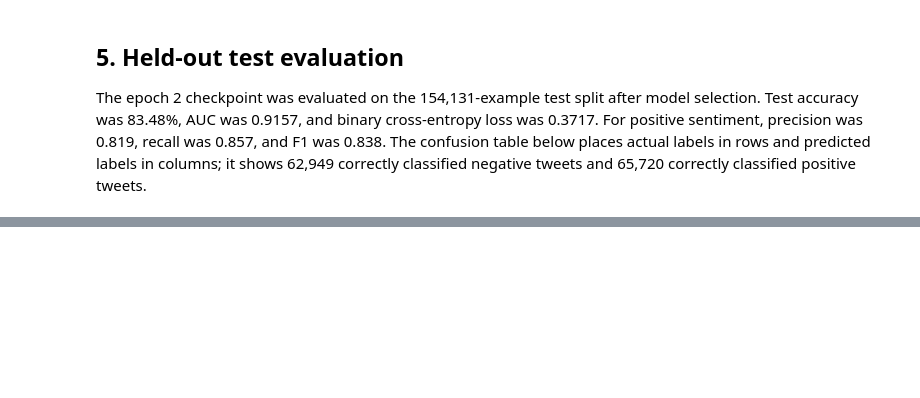
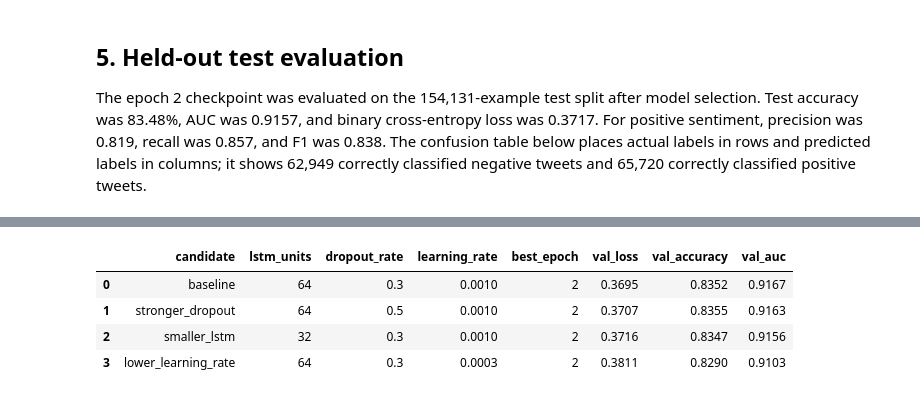
Before and after one commit to rtajeswar01/scm-sentiment-analysis, a Jupyter notebook: 03_bilstm_model.ipynb, the cells around one changed output, grey strips where cells are left out. Cells and saved outputs as stored; diff of their text form; code cells hidden in the pictures; blank space fills up the shorter version.

```diff
--- a/03_bilstm_model.ipynb
+++ b/03_bilstm_model.ipynb
@@ -183,0 +190,69 @@ Positive-class precision: 0.819; recall: 0.857; F1: 0.838
+# %%
+def build_bilstm(lstm_units=64, dropout_rate=0.3, learning_rate=1e-3):
+    inputs = tf.keras.Input(shape=(MAX_LENGTH,), dtype="int32", name="token_ids")
+    features = tf.keras.layers.Embedding(VOCAB_SIZE, EMBEDDING_DIM, mask_zero=True)(inputs)
+    features = tf.keras.layers.Bidirectional(tf.keras.layers.LSTM(lstm_units))(features)
+    features = tf.keras.layers.Dropout(dropout_rate)(features)
+    outputs = tf.keras.layers.Dense(1, activation="sigmoid", name="positive_probability")(features)
+    candidate = tf.keras.Model(inputs, outputs)
+    candidate.compile(
+        optimizer=tf.keras.optimizers.Adam(learning_rate=learning_rate),
+        loss="binary_crossentropy",
+        metrics=[tf.keras.metrics.BinaryAccuracy(name="accuracy"), tf.keras.metrics.AUC(name="auc")],
+    )
+    return candidate
+
+
+tuning_candidates = {
+    "stronger_dropout": {"lstm_units": 64, "dropout_rate": 0.5, "learning_rate": 1e-3},
+    "smaller_lstm": {"lstm_units": 32, "dropout_rate": 0.3, "learning_rate": 1e-3},
+    "lower_learning_rate": {"lstm_units": 64, "dropout_rate": 0.3, "learning_rate": 3e-4},
+}
+
+baseline_epoch = int(np.argmin(history.history["val_loss"]))
+tuning_results = [{
+    "candidate": "baseline",
+    "lstm_units": LSTM_UNITS,
+    "dropout_rate": 0.3,
+    "learning_rate": 1e-3,
+    "best_epoch": baseline_epoch + 1,
+    "val_loss": history.history["val_loss"][baseline_epoch],
+    "val_accuracy": history.history["val_accuracy"][baseline_epoch],
+    "val_auc": history.history["val_auc"][baseline_epoch],
+    "checkpoint": str(best_model_path),
+}]
+
+for trial_number, (name, parameters) in enumerate(tuning_candidates.items(), start=1):
+    tf.keras.backend.clear_session()
+    tf.keras.utils.set_random_seed(SEED)
+    candidate = build_bilstm(**parameters)
+    checkpoint = MODEL_DIR / f"bilstm_{name}.keras"
+    candidate_history = candidate.fit(
+        X["train"], y["train"],
+        validation_data=(X["validation"], y["validation"]),
+        batch_size=BATCH_SIZE,
+        epochs=EPOCHS,
+        callbacks=[
+            tf.keras.callbacks.EarlyStopping(monitor="val_loss", patience=2, restore_best_weights=True),
+            tf.keras.callbacks.ModelCheckpoint(checkpoint, monitor="val_loss", save_best_only=True),
+        ],
+        verbose=1,
+    )
+    best_epoch = int(np.argmin(candidate_history.history["val_loss"]))
+    tuning_results.append({
+        "candidate": name,
+        **parameters,
+        "best_epoch": best_epoch + 1,
+        "val_loss": candidate_history.history["val_loss"][best_epoch],
+        "val_accuracy": candidate_history.history["val_accuracy"][best_epoch],
+        "val_auc": candidate_history.history["val_auc"][best_epoch],
+        "checkpoint": str(checkpoint),
+    })
+    del candidate
+
+tuning_df = pd.DataFrame(tuning_results).sort_values("val_loss").reset_index(drop=True)
+display(tuning_df.drop(columns="checkpoint").round(4))
+selected_candidate = tuning_df.iloc[0]
+print(f"Selected by validation loss: {selected_candidate['candidate']}")
+print(f"Checkpoint: {selected_candidate['checkpoint']}")
+# %% [output]
@@ -183,0 +276,5 @@ Positive-class precision: 0.819; recall: 0.857; F1: 0.838
+|  | candidate | lstm_units | dropout_rate | learning_rate | best_epoch | val_loss | val_accuracy | val_auc |
+| 0 | baseline | 64 | 0.3 | 0.0010 | 2 | 0.3695 | 0.8352 | 0.9167 |
+| 1 | stronger_dropout | 64 | 0.5 | 0.0010 | 2 | 0.3707 | 0.8355 | 0.9163 |
+| 2 | smaller_lstm | 32 | 0.3 | 0.0010 | 2 | 0.3716 | 0.8347 | 0.9156 |
+| 3 | lower_learning_rate | 64 | 0.3 | 0.0003 | 2 | 0.3811 | 0.8290 | 0.9103 |
```
Also changed, not shown: parts of 9 cells of this notebook.
